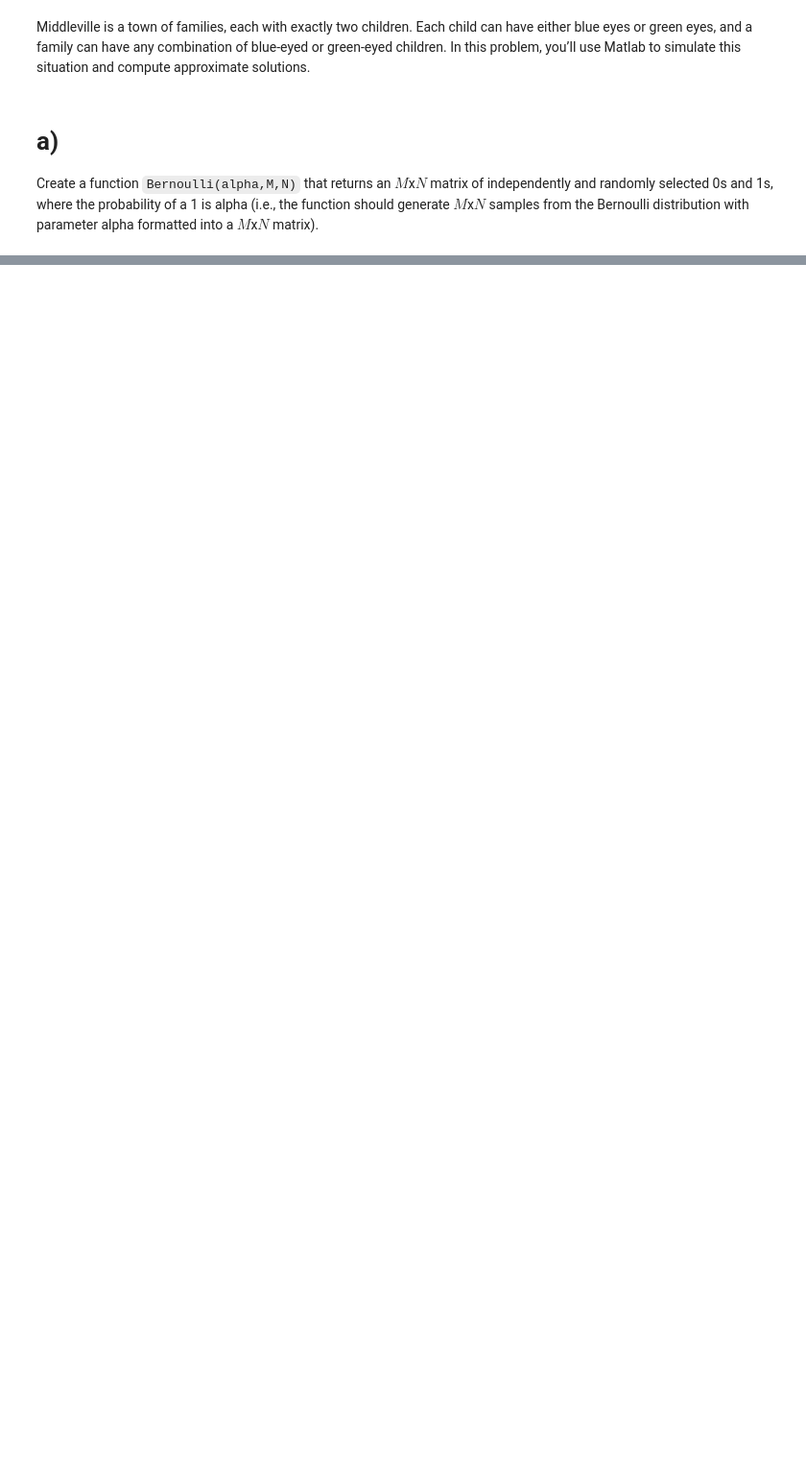
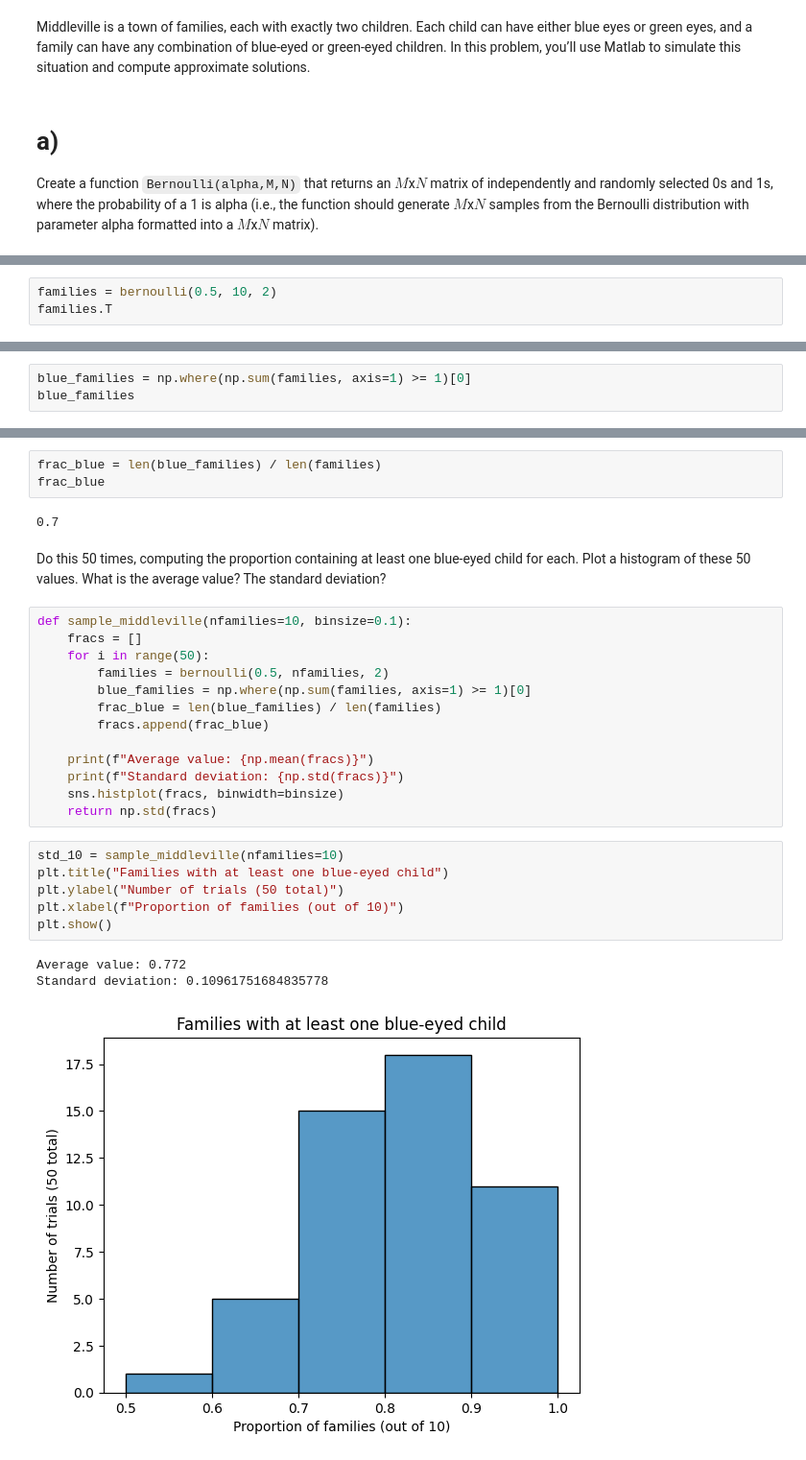
Before and after one commit to lukearend/math-tools, a Jupyter notebook: homework/hw4/HW4_Q1_Arend.ipynb, the cells around one changed output, grey strips where cells are left out. Shown at 96% size. Drawn from its saved outputs; the diff is of its cells as text; blank space fills up the shorter version.

```diff
--- a/homework/hw4/HW4_Q1_Arend.ipynb
+++ b/homework/hw4/HW4_Q1_Arend.ipynb
@@ -26,0 +34,3 @@ deviation as the number of families in the population grows?
+# %%
+families = bernoulli(0.5, 10, 2)
+families.T
@@ -26,0 +43,3 @@ deviation as the number of families in the population grows?
+# %%
+blue_families = np.where(np.sum(families, axis=1) >= 1)[0]
+blue_families
@@ -26,0 +51,31 @@ deviation as the number of families in the population grows?
+# %%
+frac_blue = len(blue_families) / len(families)
+frac_blue
+# %% [output]
+0.7
+# %% [markdown]
+Do this 50 times, computing the proportion containing at least one
+blue-eyed child for each. Plot a histogram of these 50 values. What is the average value? The standard deviation?
+# %%
+def sample_middleville(nfamilies=10, binsize=0.1):
+    fracs = []
+    for i in range(50):
+        families = bernoulli(0.5, nfamilies, 2)
+        blue_families = np.where(np.sum(families, axis=1) >= 1)[0]
+        frac_blue = len(blue_families) / len(families)
+        fracs.append(frac_blue)
+
+    print(f"Average value: {np.mean(fracs)}")
+    print(f"Standard deviation: {np.std(fracs)}")
+    sns.histplot(fracs, binwidth=binsize)
+    return np.std(fracs)
+# %%
+std_10 = sample_middleville(nfamilies=10)
+plt.title("Families with at least one blue-eyed child")
+plt.ylabel("Number of trials (50 total)")
+plt.xlabel(f"Proportion of families (out of 10)")
+plt.show()
+# %% [output]
+Average value: 0.772
+Standard deviation: 0.10961751684835778
+[figure, added]
```
Also changed, not shown: parts of 28 cells of this notebook, 1 other file.
